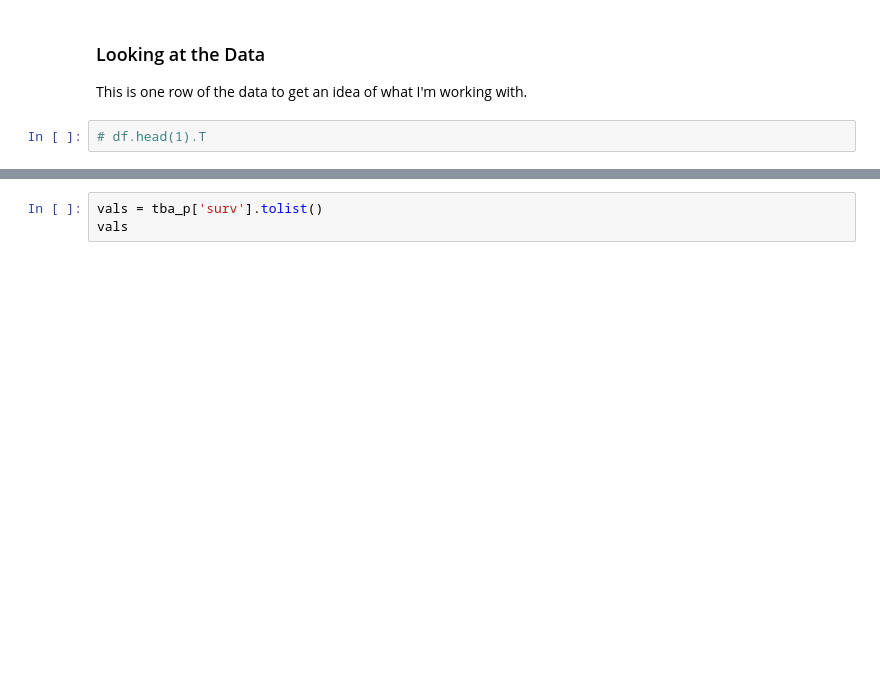
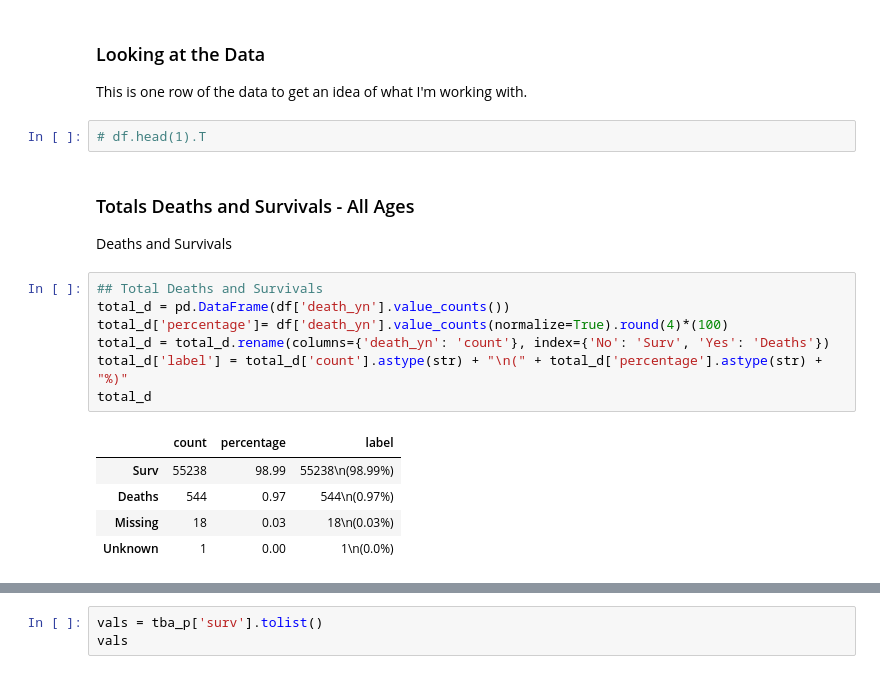
Before and after one commit to lauradahlberg/covid-19_analysis_NC, a Jupyter notebook: exploring_mecklenburg_covid_CDC_data.ipynb, the cells around one changed output, grey strips where cells are left out. Saved outputs shown, nothing was run; the diff lists cells and outputs as text; blank space fills up the shorter version.

```diff
--- a/exploring_mecklenburg_covid_CDC_data.ipynb
+++ b/exploring_mecklenburg_covid_CDC_data.ipynb
@@ -76,3 +76,19 @@ memory usage: 13.6+ MB
 This is one row of the data to get an idea of what I'm working with.
 # %%
 # df.head(1).T
+# %% [markdown]
+### Totals Deaths and Survivals - All Ages
+Deaths and Survivals
+# %%
+## Total Deaths and Survivals
+total_d = pd.DataFrame(df['death_yn'].value_counts())
+total_d['percentage']= df['death_yn'].value_counts(normalize=True).round(4)*(100)
+total_d = total_d.rename(columns={'death_yn': 'count'}, index={'No': 'Surv', 'Yes': 'Deaths'})
+total_d['label'] = total_d['count'].astype(str) + "\n(" + total_d['percentage'].astype(str) + "%)"
+total_d
+# %% [output]
+|  | count | percentage | label |
+| Surv | 55238 | 98.99 | 55238\n(98.99%) |
+| Deaths | 544 | 0.97 | 544\n(0.97%) |
+| Missing | 18 | 0.03 | 18\n(0.03%) |
+| Unknown | 1 | 0.00 | 1\n(0.0%) |
```
Also changed, not shown: parts of 13 cells of this notebook.
